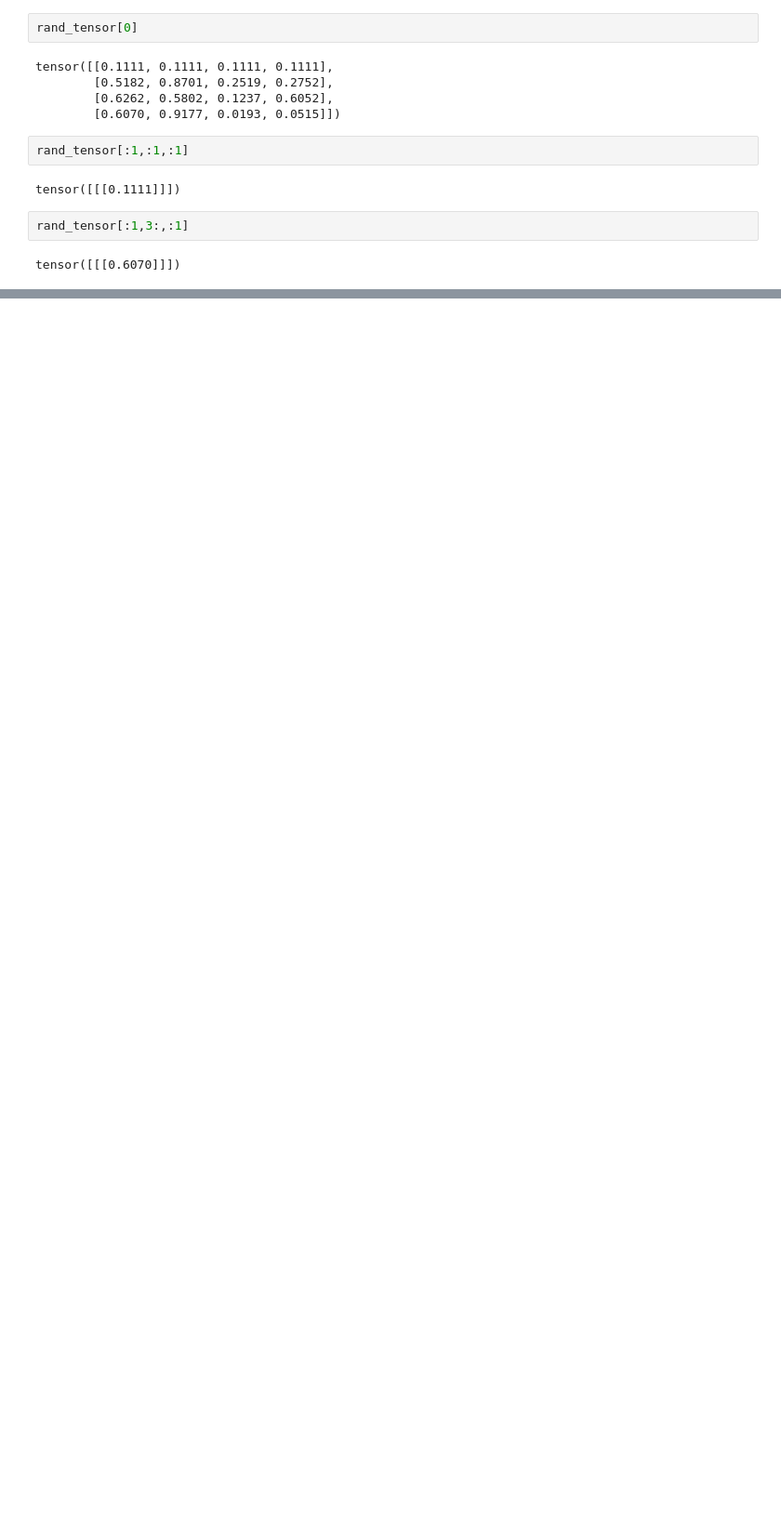
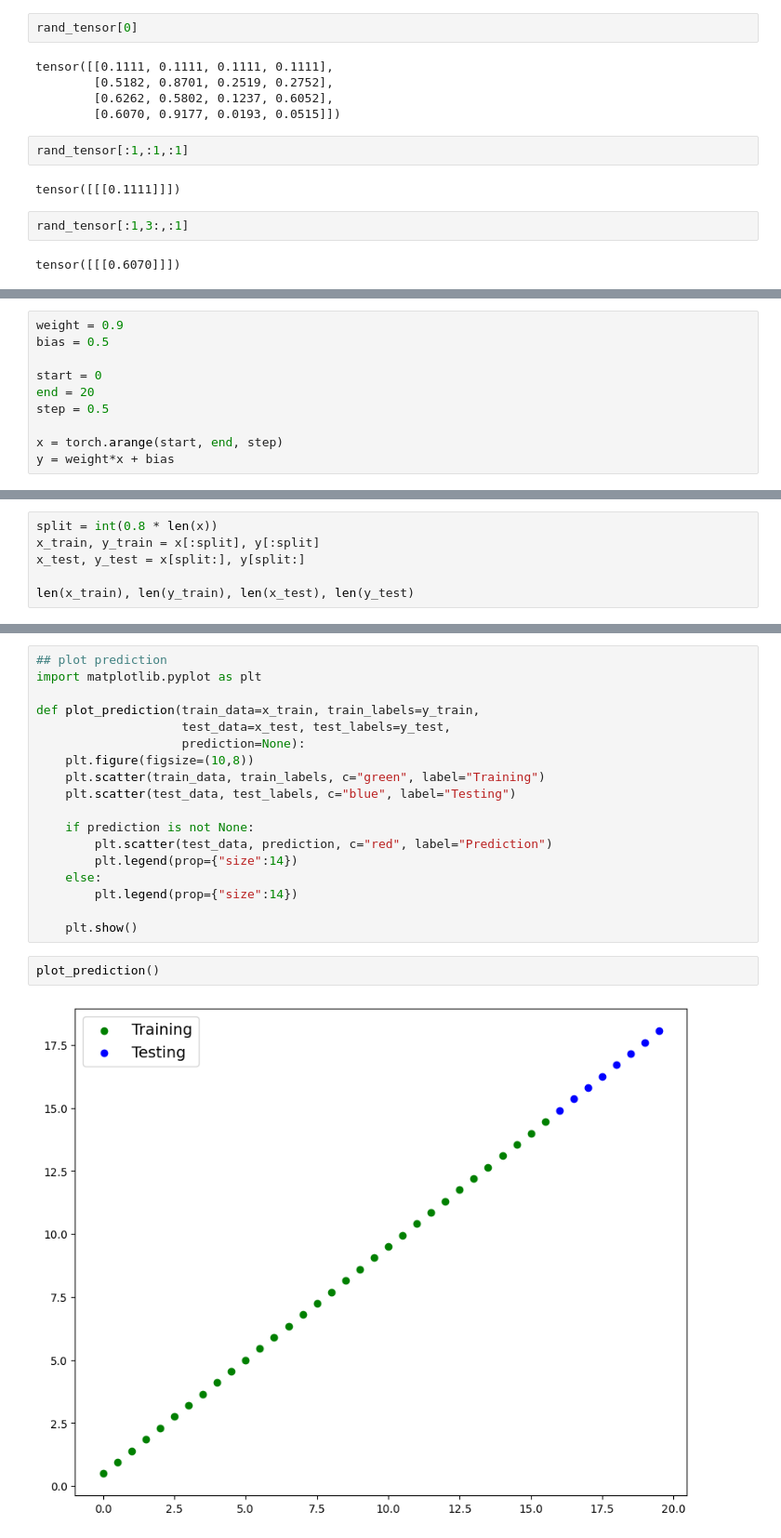
Before and after one commit to Ydv-Suman/Learn-Pytorch, a Jupyter notebook: pytorch_basics.ipynb, the cells around one changed output, grey strips where cells are left out. Shown at 93% size. Drawn from its saved outputs; the diff is of its cells as text; blank space fills up the shorter version.

```diff
--- a/pytorch_basics.ipynb
+++ b/pytorch_basics.ipynb
@@ -446,0 +464,10 @@ tensor([[[0.6070]]])
+# %%
+weight = 0.9
+bias = 0.5
+
+start = 0
+end = 20
+step = 0.5
+
+x = torch.arange(start, end, step)
+y = weight*x + bias
@@ -446,0 +483,6 @@ tensor([[[0.6070]]])
+# %%
+split = int(0.8 * len(x))
+x_train, y_train = x[:split], y[:split]
+x_test, y_test = x[split:], y[split:]
+
+len(x_train), len(y_train), len(x_test), len(y_test)
@@ -446,0 +491,22 @@ tensor([[[0.6070]]])
+# %%
+## plot prediction
+import matplotlib.pyplot as plt
+
+def plot_prediction(train_data=x_train, train_labels=y_train,
+                    test_data=x_test, test_labels=y_test,
+                    prediction=None):
+    plt.figure(figsize=(10,8))
+    plt.scatter(train_data, train_labels, c="green", label="Training")
+    plt.scatter(test_data, test_labels, c="blue", label="Testing")
+
+    if prediction is not None:
+        plt.scatter(test_data, prediction, c="red", label="Prediction")
+        plt.legend(prop={"size":14})
+    else:
+        plt.legend(prop={"size":14})
+
+    plt.show()
+# %%
+plot_prediction()
+# %% [output]
+[figure, added]
```
Also changed, not shown: parts of 12 cells of this notebook.
